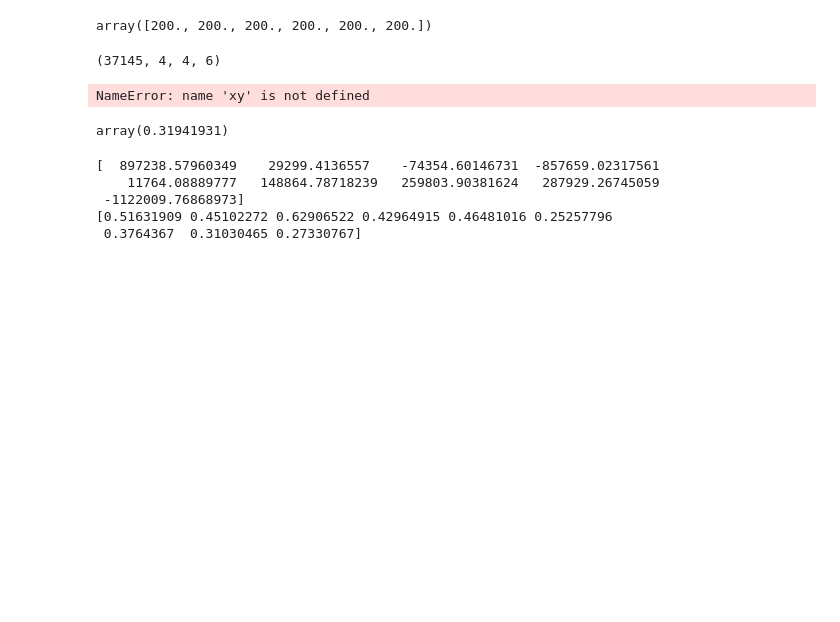
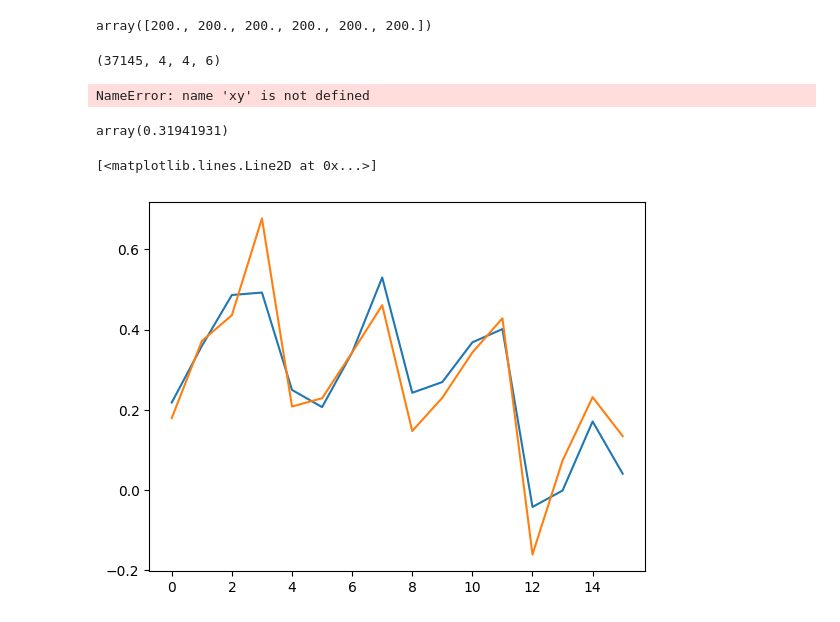
Before and after one commit to tpfffr/neon_blink_detection, a Jupyter notebook: notebooks/data_augmentation2.ipynb, the cells around one changed output. Saved outputs shown, nothing was run; the diff lists cells and outputs as text; code cells hidden in the pictures; blank space fills up the shorter version.

```diff
--- a/notebooks/data_augmentation2.ipynb
+++ b/notebooks/data_augmentation2.ipynb
@@ -236,12 +240,10 @@ array(0.31941931)
 # %%
 new_features = rec.new_features["1004-2022-12-14-13-14-14-c8a509b9"]
 old_features = rec.all_features["1004-2022-12-14-13-14-14-c8a509b9"]
-# %%
-print(new_features[10, 16:25])
-print(old_features[10, 16:25])
-# %% [output]
-[  897238.57960349    29299.4136557    -74354.60146731  -857659.02317561
-    11764.08889777   148864.78718239   259803.90381624   287929.26745059
- -1122009.76868973]
-[0.51631909 0.45102272 0.62906522 0.42964915 0.46481016 0.25257796
- 0.3764367  0.31030465 0.27330767]
+# %%
+import matplotlib.pyplot as plt
+plt.plot(new_features[10, 0:16])
+plt.plot(old_features[10, 0:16])
+# %% [output]
+[<matplotlib.lines.Line2D at 0x...>]
+[figure, added]
```
Also changed, not shown: parts of 8 cells of this notebook, 16 other files.
